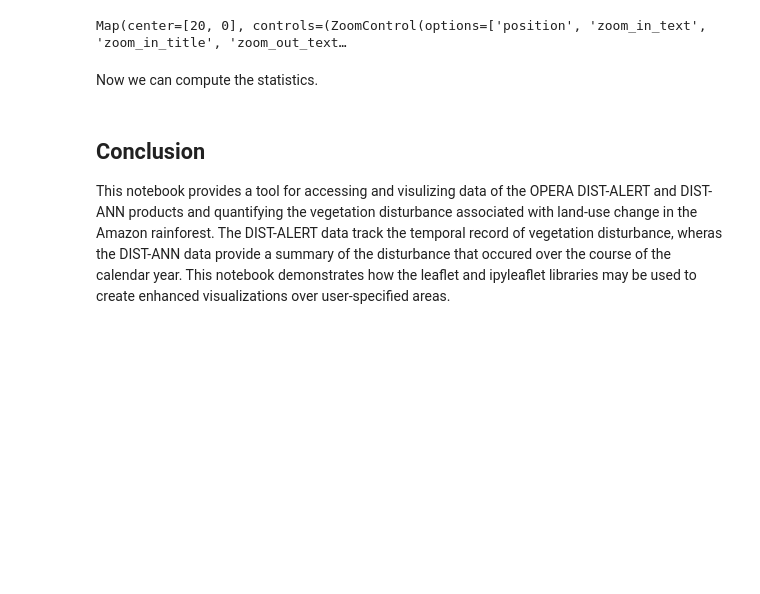
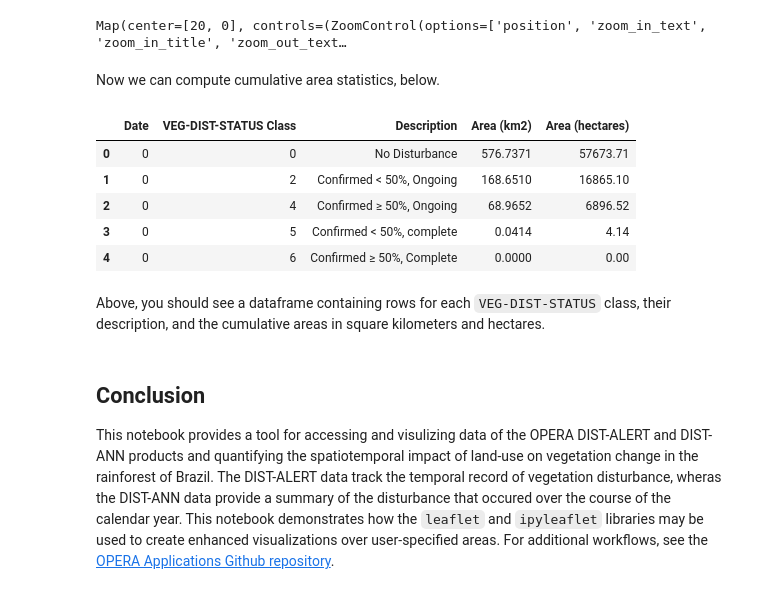
Before and after one commit to cmspeed/OPERA_Applications, a Jupyter notebook: DIST/DIST_ANN/Land_Use_Change_Brazil_DIST_ANN.ipynb, the cells around one changed output. Cells and saved outputs as stored; diff of their text form; code cells hidden in the pictures; blank space fills up the shorter version.

```diff
--- a/DIST/DIST_ANN/Land_Use_Change_Brazil_DIST_ANN.ipynb
+++ b/DIST/DIST_ANN/Land_Use_Change_Brazil_DIST_ANN.ipynb
@@ -309,15 +388,30 @@ display(m)
 Select an Area of Interest using the tools on the left side of the map.
 Map(center=[20, 0], controls=(ZoomControl(options=['position', 'zoom_in_text', 'zoom_in_title', 'zoom_out_text…
 # %% [markdown]
-Now we can compute the statistics.
+Now we can compute cumulative area statistics, below.
 # %%
 # User-Defined Parameters
 from shapely import box
 ll = dc.last_draw['geometry']['coordinates'][0][0]
 ur = dc.last_draw['geometry']['coordinates'][0][2]
 aoi = box(ll[0], ll[1], ur[0], ur[1])
 
-#remember, this required installing rasterstats. Need to update environment.yml
+# Create GeoDataFrame from user-specified bounding box
 gdf = gpd.GeoDataFrame(index=[0], crs='epsg:4326', geometry=[aoi])
+
+# Compute statistics within bounding box
 stats = leafmap.zonal_stats(gdf, dist_url, stats=['count'], categorical=True)[0]
 del stats['count']
+for i in [0,5,2,4,6]:
+    if i not in stats:
+        stats[i] = 0
+
+affected_areas = compute_areas([stats], pixel_area, product='ann', date=None)
+affected_areas
+# %% [output]
+|  | Date | VEG-DIST-STATUS Class | Description | Area (km2) | Area (hectares) |
+| 0 | 0 | 0 | No Disturbance | 576.7371 | 57673.71 |
+| 1 | 0 | 2 | Confirmed < 50%, Ongoing | 168.6510 | 16865.10 |
+| 2 | 0 | 4 | Confirmed ≥ 50%, Ongoing | 68.9652 | 6896.52 |
+| 3 | 0 | 5 | Confirmed < 50%, complete | 0.0414 | 4.14 |
+| 4 | 0 | 6 | Confirmed ≥ 50%, Complete | 0.0000 | 0.00 |
@@ -327,3 +418,5 @@ affected_areas
+# %% [markdown]
+Above, you should see a dataframe containing rows for each `VEG-DIST-STATUS` class, their description, and the cumulative areas in square kilometers and hectares.
 # %% [markdown]
 ## Conclusion
-This notebook provides a tool for accessing and visulizing data of the OPERA DIST-ALERT and DIST-ANN products and quantifying the vegetation disturbance associated with land-use change in the Amazon rainforest. The DIST-ALERT data track the temporal record of vegetation disturbance, wheras the DIST-ANN data provide a summary of the disturbance that occured over the course of the calendar year. This notebook demonstrates how the leaflet and ipyleaflet libraries may be used to create enhanced visualizations over user-specified areas.
+This notebook provides a tool for accessing and visulizing data of the OPERA DIST-ALERT and DIST-ANN products and quantifying the spatiotemporal impact of land-use on vegetation change in the rainforest of Brazil. The DIST-ALERT data track the temporal record of vegetation disturbance, wheras the DIST-ANN data provide a summary of the disturbance that occured over the course of the calendar year. This notebook demonstrates how the `leaflet` and `ipyleaflet` libraries may be used to create enhanced visualizations over user-specified areas. For additional workflows, see the [OPERA Applications Github repository](https://github.com/OPERA-Cal-Val/OPERA_Applications).
```
Also changed, not shown: parts of 34 cells of this notebook.
